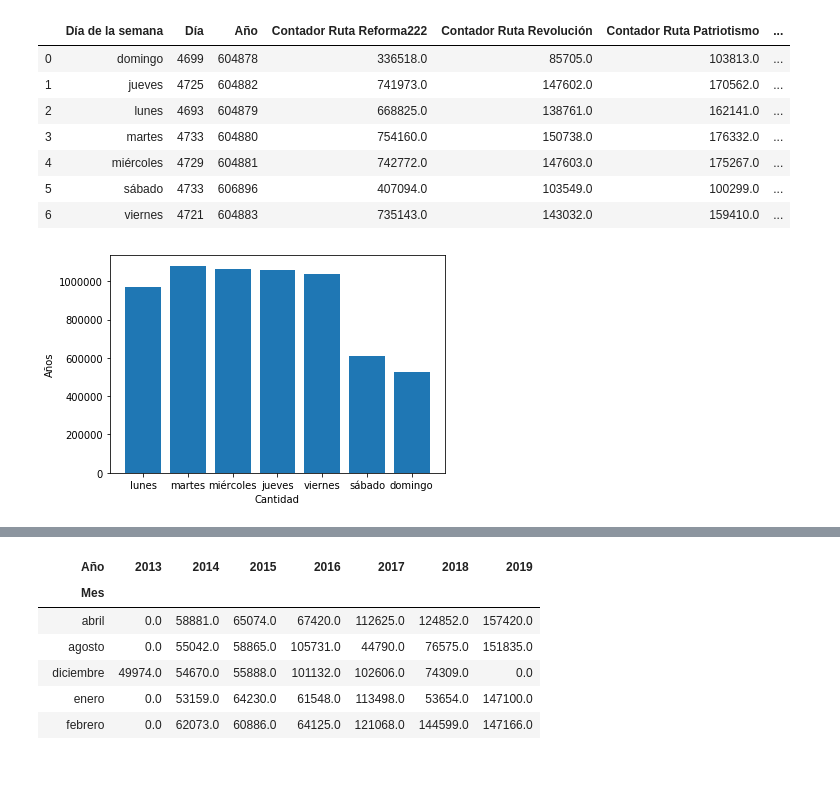
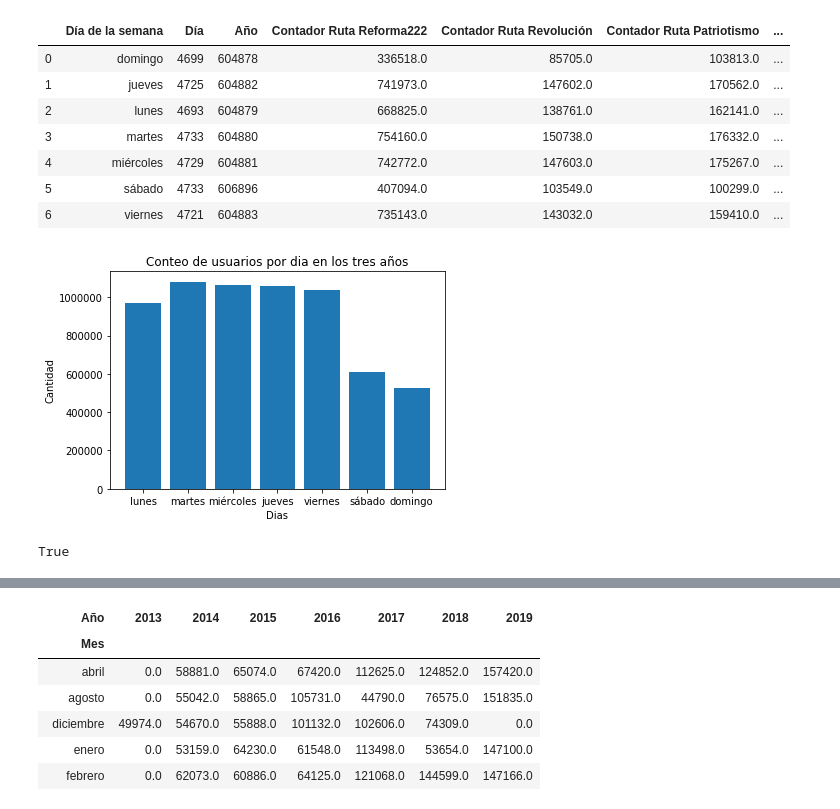
Before and after one commit to sisamur/ecobici, a Jupyter notebook: Datos ciudad de mexico bici.ipynb, the cells around one changed output, grey strips where cells are left out. Cells and saved outputs as stored; diff of their text form; code cells hidden in the pictures; blank space fills up the shorter version.

```diff
--- a/Datos ciudad de mexico bici.ipynb
+++ b/Datos ciudad de mexico bici.ipynb
@@ -9,5 +14,5 @@ import plotly.graph_objs as go
 # %%
-datos=pd.read_csv("D:/documentos/Codigos aprendiaje/codigo abierto/ecobici/contador-ciclistas.csv", sep=";")
+datos=pd.read_csv("contador-ciclistas.csv", sep=";")
 # %%
 datos=datos.fillna(0)
 datos["Total_usuarios"]=datos["Contador Ruta Reforma222"]+datos["Contador Ruta Revolución"]+datos["Contador Ruta Patriotismo"]
@@ -91,11 +78,12 @@ dias.sort_values("Día de la semana",inplace=True)
 #dias
 # %%
 plt.bar(dias["Día de la semana"],dias["Total_usuarios"],align='center')
-plt.xlabel('Cantidad')
-plt.ylabel('Años')
+plt.xlabel('Dias')
+plt.ylabel('Cantidad')
+plt.title('Conteo de usuarios por dia en los tres años')
 plt.show()
 # %% [output]
-[figure, old version]
+[figure, new version]
 # %%
 diasmes=datos.groupby(["Día de la semana","Mes"]).sum()
 
@@ -105,3 +93,5 @@ diasmes
 diasmes=diasmes.reset_index()
 # %%
 diasmes["Total_usuarios"].sum()==datos["Total_usuarios"].sum()
+# %% [output]
+True
```
Also changed, not shown: parts of 8 cells of this notebook.
